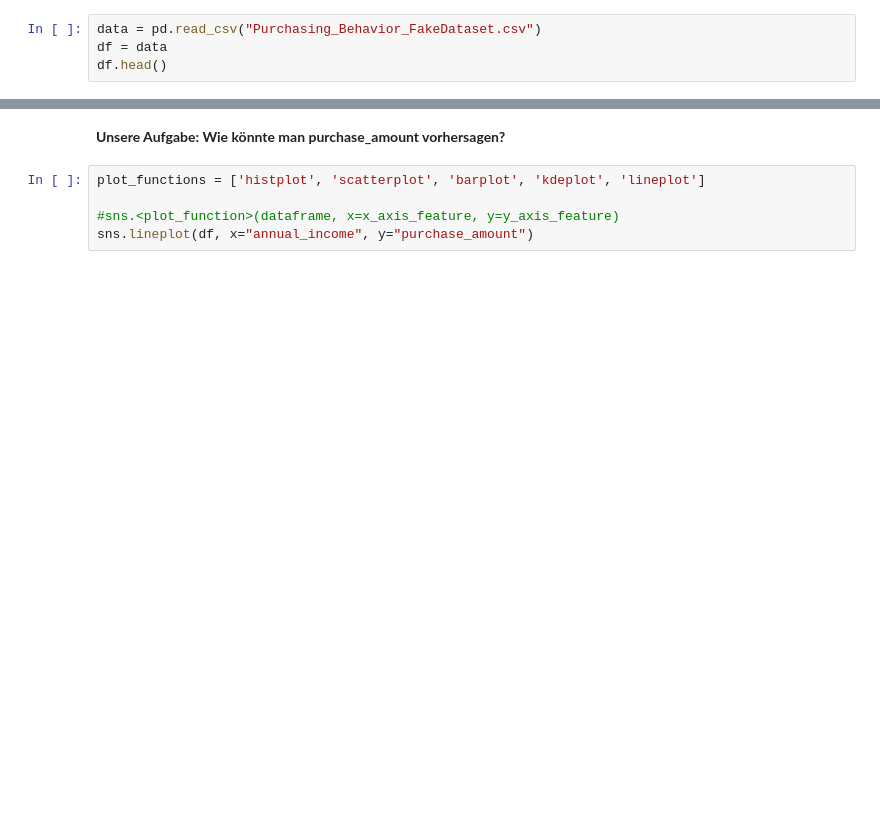
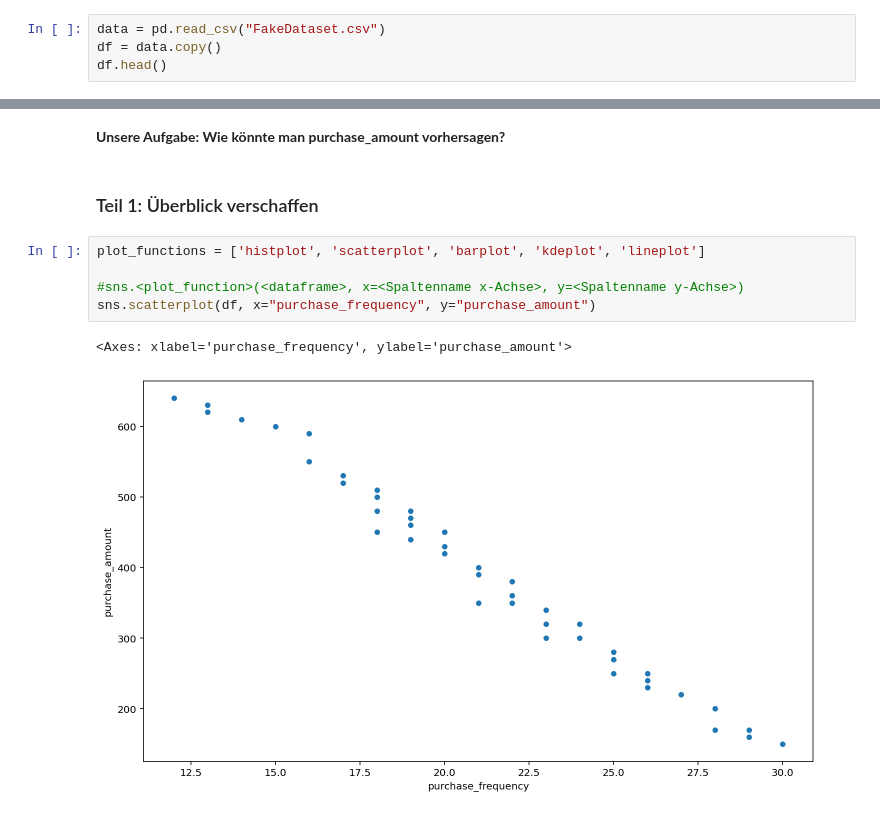
Before and after one commit to lenard-supercode/data_workshop_sc, a Jupyter notebook: Data_Analyst_Notebook-3.ipynb, the cells around one changed output, grey strips where cells are left out. Cells and saved outputs as stored; diff of their text form; blank space fills up the shorter version.

Commit message:
Update Data_Analyst_Notebook-3.ipynb
deleted last excercises and minor changes

```diff
--- a/Data_Analyst_Notebook-3.ipynb
+++ b/Data_Analyst_Notebook-3.ipynb
@@ -50,6 +83,6 @@ import seaborn as sns
 import matplotlib.pyplot as plt
 import sklearn
 # %%
-data = pd.read_csv("Purchasing_Behavior_FakeDataset.csv")
-df = data
+data = pd.read_csv("FakeDataset.csv")
+df = data.copy()
 df.head()
@@ -56,11 +96,16 @@ df.head()
 # %% [markdown]
 **Unsere Aufgabe:
 Wie könnte man purchase_amount vorhersagen?**
+# %% [markdown]
+### Teil 1: Überblick verschaffen
 # %%
 plot_functions = ['histplot', 'scatterplot', 'barplot', 'kdeplot', 'lineplot']
 
-#sns.<plot_function>(dataframe, x=x_axis_feature, y=y_axis_feature)
-sns.lineplot(df, x="annual_income", y="purchase_amount")
+#sns.<plot_function>(<dataframe>, x=<Spaltenname x-Achse>, y=<Spaltenname y-Achse>)
+sns.scatterplot(df, x="purchase_frequency", y="purchase_amount")
+# %% [output]
+<Axes: xlabel='purchase_frequency', ylabel='purchase_amount'>
+[figure, added]
 # %%
 sns.pairplot(df)
 plt.show()
```
Also changed, not shown: parts of 39 cells of this notebook.
